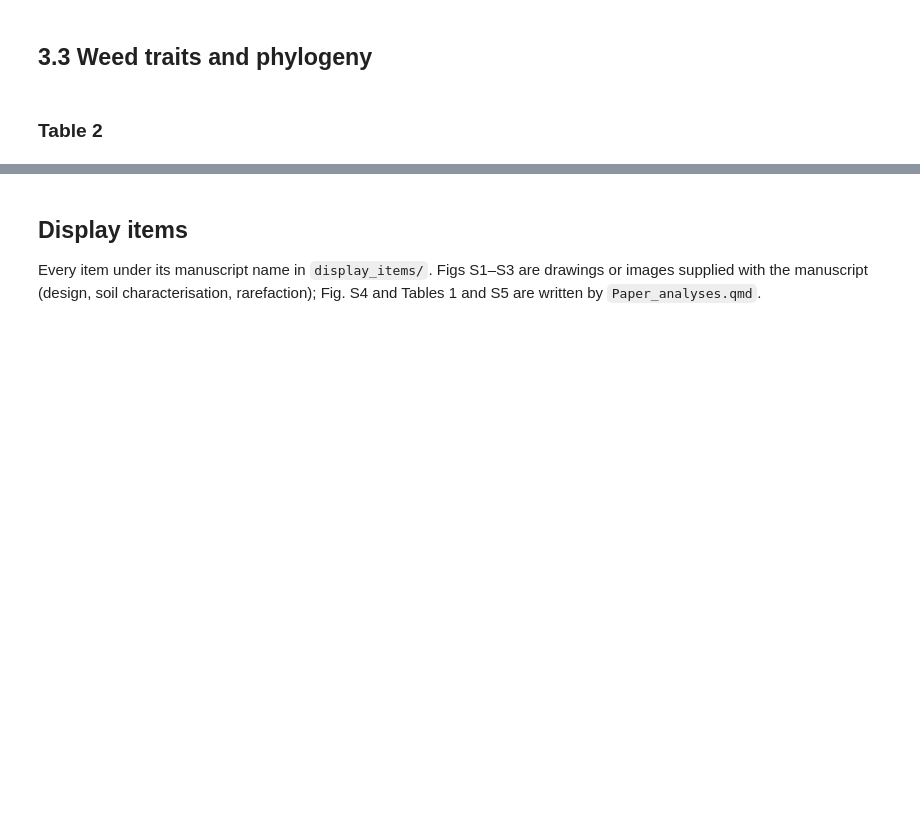
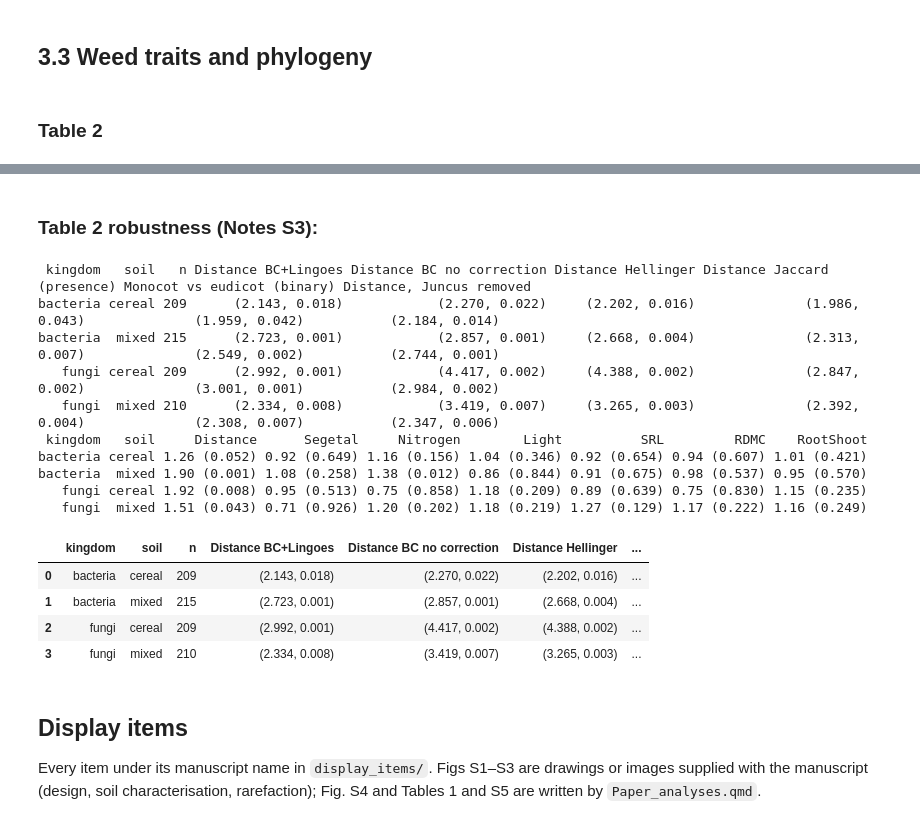
Before and after one commit to MVan35/DeepImpact_WP4, a Jupyter notebook: code/Paper_figures.ipynb, the cells around one changed output, grey strips where cells are left out. Cells and saved outputs as stored; diff of their text form; code cells hidden in the pictures; blank space fills up the shorter version.

```diff
--- a/code/Paper_figures.ipynb
+++ b/code/Paper_figures.ipynb
@@ -79,7 +2025,2 @@ csz.summary(calls)
 # %% [markdown]
 ### Results 3.2.2: overlap of the Fig. 2 ASVs with the TITAN2 indicators
-# %%
-r = subprocess.run([sys.executable, "core_vs_indicators.py", MATRIX_DIR, os.path.join(RESULTS, "Table_S5_biomass_associated_taxa.csv"),
-                    os.path.join(DA_OUT, "Fig2_values.csv"), os.path.join(TAB, "fig2_vs_indicators.csv")], capture_output=True, text=True)
-assert r.returncode == 0, r.stderr[-1500:]
-pd.read_csv(os.path.join(TAB, "fig2_vs_indicators.csv"))[["kingdom", "soil", "z+_shared", "z+_expected", "z+_P", "z+_ASVs"]]
@@ -141,0 +2171,2 @@ build_ga.build(path=os.path.join(FIG, "graphical_abstract.png")); plt.close("all
+# %% [markdown]
+### Table 2 robustness (Notes S3):
@@ -142,3 +2237,25 @@ build_ga.build(path=os.path.join(FIG, "graphical_abstract.png")); plt.close("all
+# %%
+T2R = os.path.join(TAB, "table2_robustness"); os.makedirs(T2R, exist_ok=True)
+if not os.path.exists(os.path.join(T2R, "table3_robustness.csv")):          #
+    table2_robustness(MATRIX_DIR, os.path.join(CODE_DIR, "species_traits.csv"),
+                      os.path.join(TRAITS, "check_phylogenetic_distance.csv"), T2R)
+pd.read_csv(os.path.join(T2R, "table3_robustness.csv"))
+# %% [output]
+ kingdom   soil   n Distance BC+Lingoes Distance BC no correction Distance Hellinger Distance Jaccard (presence) Monocot vs eudicot (binary) Distance, Juncus removed
+bacteria cereal 209      (2.143, 0.018)            (2.270, 0.022)     (2.202, 0.016)              (1.986, 0.043)              (1.959, 0.042)           (2.184, 0.014)
+bacteria  mixed 215      (2.723, 0.001)            (2.857, 0.001)     (2.668, 0.004)              (2.313, 0.007)              (2.549, 0.002)           (2.744, 0.001)
+   fungi cereal 209      (2.992, 0.001)            (4.417, 0.002)     (4.388, 0.002)              (2.847, 0.002)              (3.001, 0.001)           (2.984, 0.002)
+   fungi  mixed 210      (2.334, 0.008)            (3.419, 0.007)     (3.265, 0.003)              (2.392, 0.004)              (2.308, 0.007)           (2.347, 0.006)
+ kingdom   soil     Distance      Segetal     Nitrogen        Light          SRL         RDMC    RootShoot
+bacteria cereal 1.26 (0.052) 0.92 (0.649) 1.16 (0.156) 1.04 (0.346) 0.92 (0.654) 0.94 (0.607) 1.01 (0.421)
+bacteria  mixed 1.90 (0.001) 1.08 (0.258) 1.38 (0.012) 0.86 (0.844) 0.91 (0.675) 0.98 (0.537) 0.95 (0.570)
+   fungi cereal 1.92 (0.008) 0.95 (0.513) 0.75 (0.858) 1.18 (0.209) 0.89 (0.639) 0.75 (0.830) 1.15 (0.235)
+   fungi  mixed 1.51 (0.043) 0.71 (0.926) 1.20 (0.202) 1.18 (0.219) 1.27 (0.129) 1.17 (0.222) 1.16 (0.249)
+|  | kingdom | soil | n | Distance BC+Lingoes | Distance BC no correction | Distance Hellinger | ... |
+| 0 | bacteria | cereal | 209 | (2.143, 0.018) | (2.270, 0.022) | (2.202, 0.016) | ... |
+| 1 | bacteria | mixed | 215 | (2.723, 0.001) | (2.857, 0.001) | (2.668, 0.004) | ... |
+| 2 | fungi | cereal | 209 | (2.992, 0.001) | (4.417, 0.002) | (4.388, 0.002) | ... |
+| 3 | fungi | mixed | 210 | (2.334, 0.008) | (3.419, 0.007) | (3.265, 0.003) | ... |
 # %% [markdown]
 ## Display items
 
```
Also changed, not shown: parts of 39 cells of this notebook, 8 other files.
